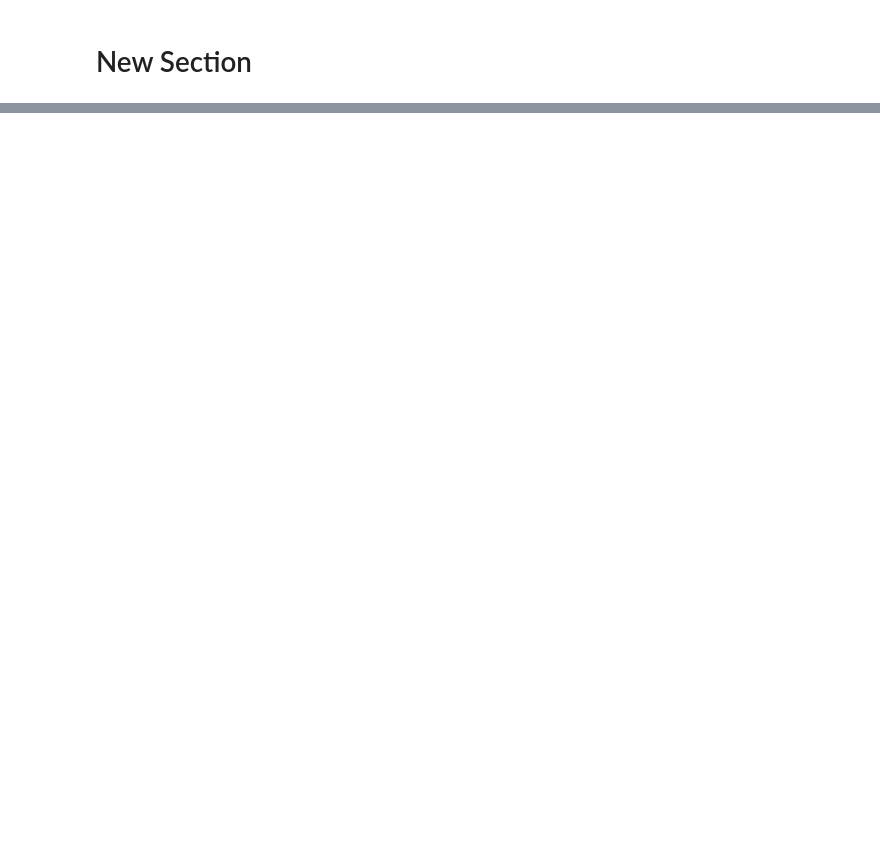
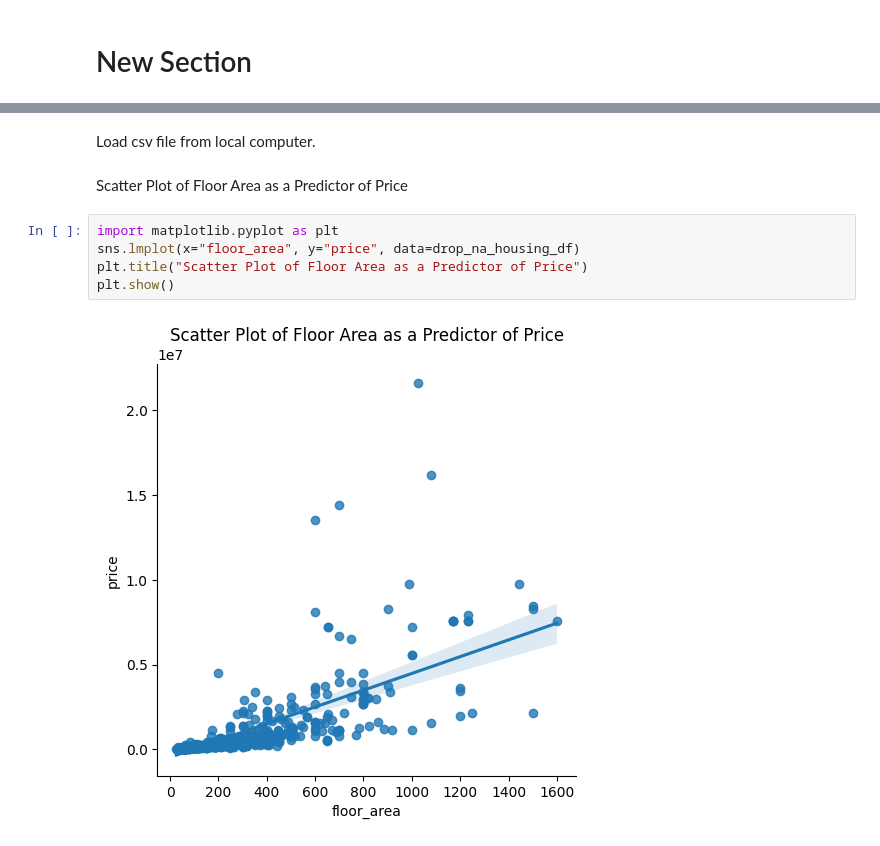
Before and after one commit to berkleysayaka/Data201test1, a Jupyter notebook: Sayaka_Project1.ipynb, the cells around one changed output, grey strips where cells are left out. Drawn from its saved outputs; the diff is of its cells as text; blank space fills up the shorter version.

```diff
--- a/Sayaka_Project1.ipynb
+++ b/Sayaka_Project1.ipynb
@@ -100,0 +119,11 @@ print(f"{php_amount} Philippine pesos is equal to {usd_amount:.2f} US dollars.")
+# %% [markdown]
+Load csv file from local computer.
+# %% [markdown]
+Scatter Plot of Floor Area as a Predictor of Price
+# %%
+import matplotlib.pyplot as plt
+sns.lmplot(x="floor_area", y="price", data=drop_na_housing_df)
+plt.title("Scatter Plot of Floor Area as a Predictor of Price")
+plt.show()
+# %% [output]
+[figure, added]
```
Also changed, not shown: parts of 47 cells of this notebook.
